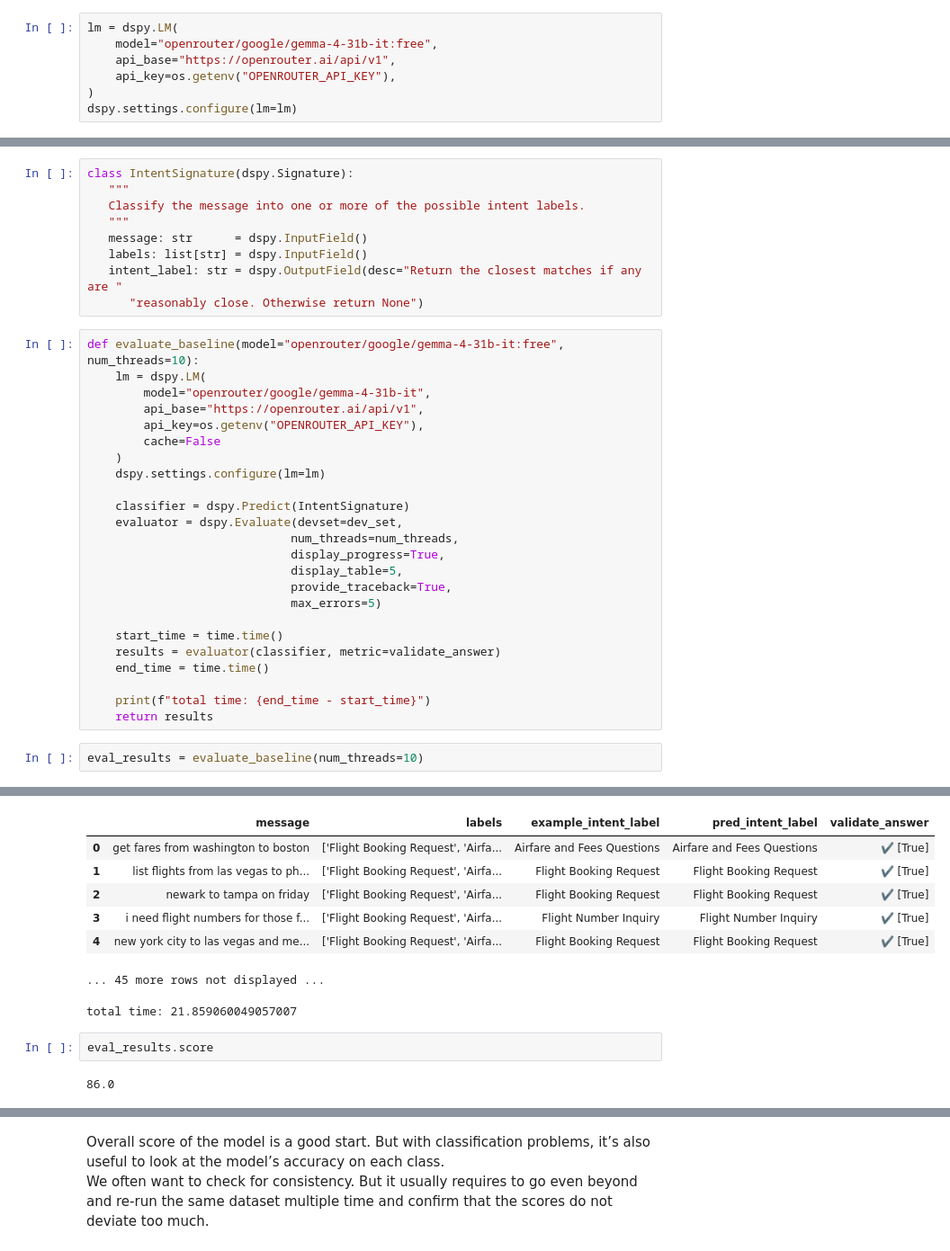
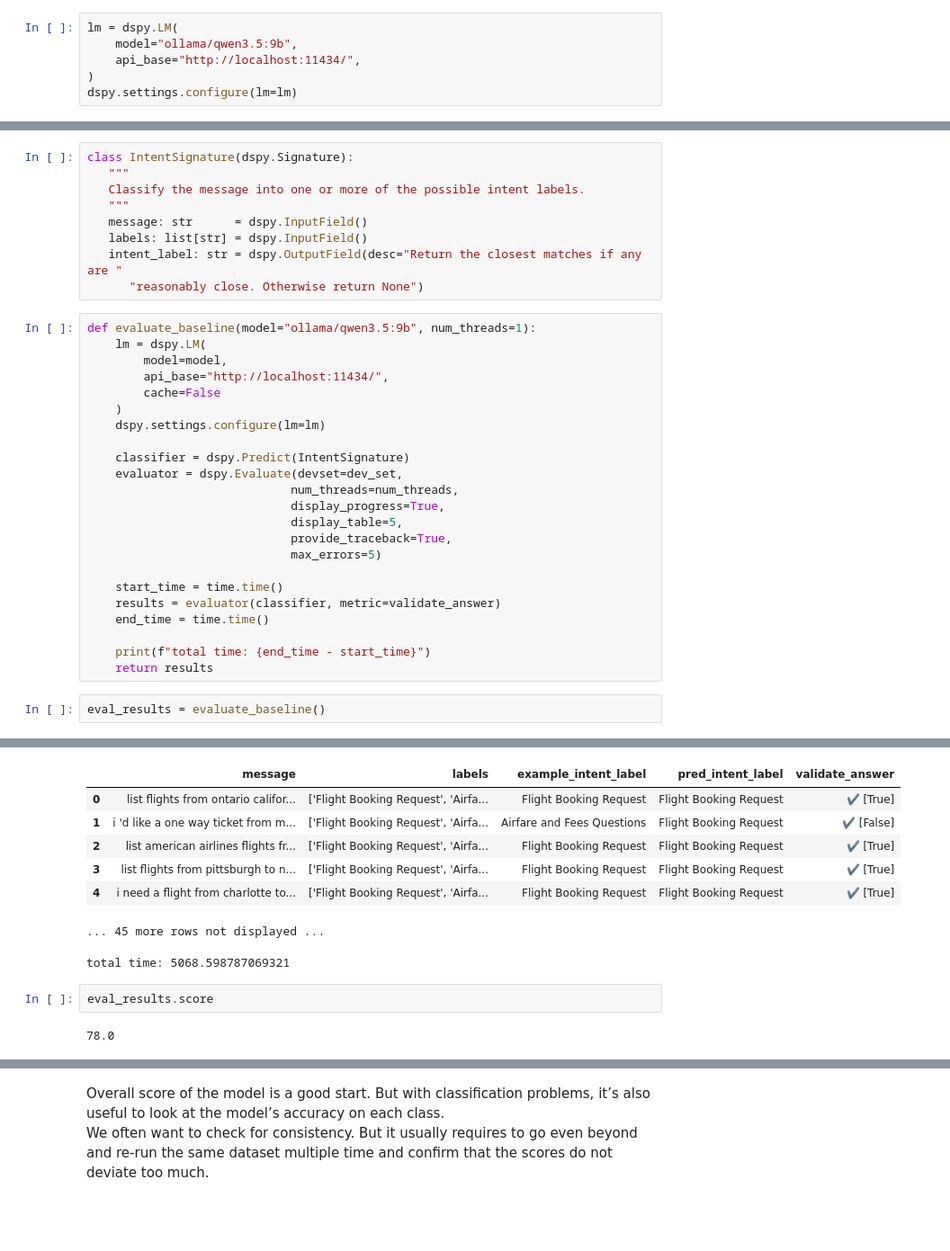
Before and after one commit to CuriousDima/ai, a Jupyter notebook: tools/dspy/Evaluation.ipynb, the cells around one changed output, grey strips where cells are left out. Shown at 90% size. Saved outputs shown, nothing was run; the diff lists cells and outputs as text; blank space fills up the shorter version.

```diff
--- a/tools/dspy/Evaluation.ipynb
+++ b/tools/dspy/Evaluation.ipynb
@@ -14,9 +14,8 @@ import os
 import dspy
 # %%
 lm = dspy.LM(
-    model="openrouter/google/gemma-4-31b-it:free",
-    api_base="https://openrouter.ai/api/v1",
-    api_key=os.getenv("OPENROUTER_API_KEY"),
+    model="ollama/qwen3.5:9b",
+    api_base="http://localhost:11434/",
 )
 dspy.settings.configure(lm=lm)
 # %% [markdown]
@@ -157,11 +170,10 @@ class IntentSignature(dspy.Signature):
    intent_label: str = dspy.OutputField(desc="Return the closest matches if any are "
       "reasonably close. Otherwise return None")
 # %%
-def evaluate_baseline(model="openrouter/google/gemma-4-31b-it:free", num_threads=10):
+def evaluate_baseline(model="ollama/qwen3.5:9b", num_threads=1):
     lm = dspy.LM(
-        model="openrouter/google/gemma-4-31b-it",
-        api_base="https://openrouter.ai/api/v1",
-        api_key=os.getenv("OPENROUTER_API_KEY"),
+        model=model,
+        api_base="http://localhost:11434/",
         cache=False
     )
     dspy.settings.configure(lm=lm)
@@ -181,5 +193,5 @@ def evaluate_baseline(model="openrouter/google/gemma-4-31b-it:free", num_threads
     print(f"total time: {end_time - start_time}")
     return results
 # %%
-eval_results = evaluate_baseline(num_threads=10)
+eval_results = evaluate_baseline()
 # %% [output]
@@ -187,15 +199,15 @@ eval_results = evaluate_baseline(num_threads=10)
 |  | message | labels | example_intent_label | pred_intent_label | validate_answer |
-| 0 | get fares from washington to boston | ['Flight Booking Request', 'Airfa... | Airfare and Fees Questions | Airfare and Fees Questions | ✔️ [True] |
-| 1 | list flights from las vegas to ph... | ['Flight Booking Request', 'Airfa... | Flight Booking Request | Flight Booking Request | ✔️ [True] |
-| 2 | newark to tampa on friday | ['Flight Booking Request', 'Airfa... | Flight Booking Request | Flight Booking Request | ✔️ [True] |
-| 3 | i need flight numbers for those f... | ['Flight Booking Request', 'Airfa... | Flight Number Inquiry | Flight Number Inquiry | ✔️ [True] |
-| 4 | new york city to las vegas and me... | ['Flight Booking Request', 'Airfa... | Flight Booking Request | Flight Booking Request | ✔️ [True] |
+| 0 | list flights from ontario califor... | ['Flight Booking Request', 'Airfa... | Flight Booking Request | Flight Booking Request | ✔️ [True] |
+| 1 | i 'd like a one way ticket from m... | ['Flight Booking Request', 'Airfa... | Airfare and Fees Questions | Flight Booking Request | ✔️ [False] |
+| 2 | list american airlines flights fr... | ['Flight Booking Request', 'Airfa... | Flight Booking Request | Flight Booking Request | ✔️ [True] |
+| 3 | list flights from pittsburgh to n... | ['Flight Booking Request', 'Airfa... | Flight Booking Request | Flight Booking Request | ✔️ [True] |
+| 4 | i need a flight from charlotte to... | ['Flight Booking Request', 'Airfa... | Flight Booking Request | Flight Booking Request | ✔️ [True] |
 ... 45 more rows not displayed ...
-total time: 21.859060049057007
+total time: 5068.598787069321
 # %%
 eval_results.score
 # %% [output]
-86.0
+78.0
 # %%
 eval_results.results[:2]
 # %% [output]
```
Also changed, not shown: parts of 8 cells of this notebook, 3 other files.
